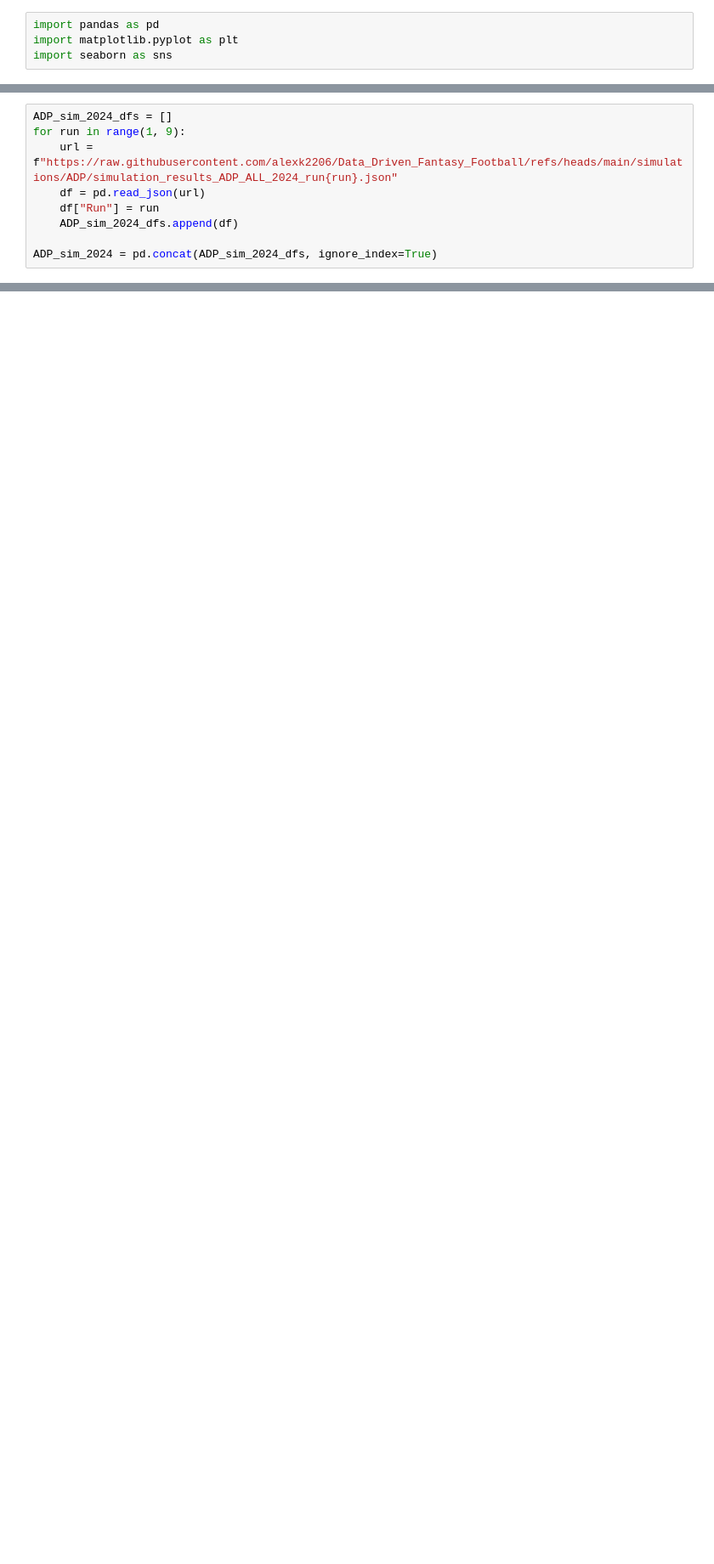
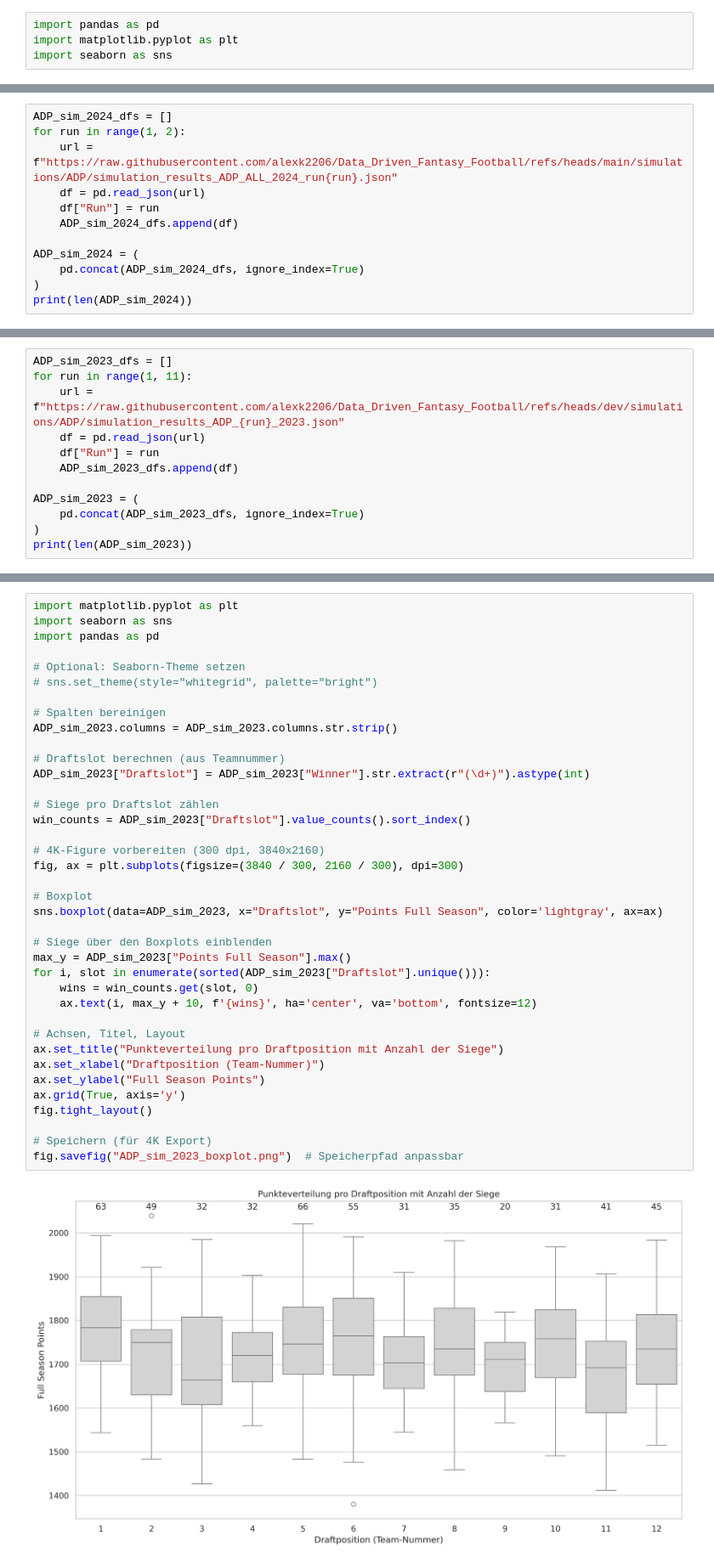
Before and after one commit to alexk2206/Data_Driven_Fantasy_Football, a Jupyter notebook: Evaluation.ipynb, the cells around one changed output, grey strips where cells are left out. Shown at 85% size. Drawn from its saved outputs; the diff is of its cells as text; blank space fills up the shorter version.

```diff
--- a/Evaluation.ipynb
+++ b/Evaluation.ipynb
@@ -16,9 +25,12 @@ MIP_sim_2024 = pd.concat(MIP_sim_2024_dfs, ignore_index=True)
 # %%
 ADP_sim_2024_dfs = []
-for run in range(1, 9):
+for run in range(1, 2):
     url = f"https://raw.githubusercontent.com/alexk2206/Data_Driven_Fantasy_Football/refs/heads/main/simulations/ADP/simulation_results_ADP_ALL_2024_run{run}.json"
     df = pd.read_json(url)
     df["Run"] = run
     ADP_sim_2024_dfs.append(df)
 
-ADP_sim_2024 = pd.concat(ADP_sim_2024_dfs, ignore_index=True)
+ADP_sim_2024 = (
+    pd.concat(ADP_sim_2024_dfs, ignore_index=True)
+)
+print(len(ADP_sim_2024))
@@ -140,0 +39,12 @@ Passing `palette` without assigning `hue` is deprecated and will be removed in v
+# %%
+ADP_sim_2023_dfs = []
+for run in range(1, 11):
+    url = f"https://raw.githubusercontent.com/alexk2206/Data_Driven_Fantasy_Football/refs/heads/dev/simulations/ADP/simulation_results_ADP_{run}_2023.json"
+    df = pd.read_json(url)
+    df["Run"] = run
+    ADP_sim_2023_dfs.append(df)
+
+ADP_sim_2023 = (
+    pd.concat(ADP_sim_2023_dfs, ignore_index=True)
+)
+print(len(ADP_sim_2023))
@@ -140,0 +152,40 @@ Passing `palette` without assigning `hue` is deprecated and will be removed in v
+# %%
+import matplotlib.pyplot as plt
+import seaborn as sns
+import pandas as pd
+
+# Optional: Seaborn-Theme setzen
+# sns.set_theme(style="whitegrid", palette="bright")
+
+# Spalten bereinigen
+ADP_sim_2023.columns = ADP_sim_2023.columns.str.strip()
+
+# Draftslot berechnen (aus Teamnummer)
+ADP_sim_2023["Draftslot"] = ADP_sim_2023["Winner"].str.extract(r"(\d+)").astype(int)
+
+# Siege pro Draftslot zählen
+win_counts = ADP_sim_2023["Draftslot"].value_counts().sort_index()
+
+# 4K-Figure vorbereiten (300 dpi, 3840x2160)
+fig, ax = plt.subplots(figsize=(3840 / 300, 2160 / 300), dpi=300)
+
+# Boxplot
+sns.boxplot(data=ADP_sim_2023, x="Draftslot", y="Points Full Season", color='lightgray', ax=ax)
+
+# Siege über den Boxplots einblenden
+max_y = ADP_sim_2023["Points Full Season"].max()
+for i, slot in enumerate(sorted(ADP_sim_2023["Draftslot"].unique())):
+    wins = win_counts.get(slot, 0)
+    ax.text(i, max_y + 10, f'{wins}', ha='center', va='bottom', fontsize=12)
+
+# Achsen, Titel, Layout
+ax.set_title("Punkteverteilung pro Draftposition mit Anzahl der Siege")
+ax.set_xlabel("Draftposition (Team-Nummer)")
+ax.set_ylabel("Full Season Points")
+ax.grid(True, axis='y')
+fig.tight_layout()
+
+# Speichern (für 4K Export)
+fig.savefig("ADP_sim_2023_boxplot.png")  # Speicherpfad anpassbar
+# %% [output]
+[figure, added]
```
Also changed, not shown: parts of 10 cells of this notebook.
